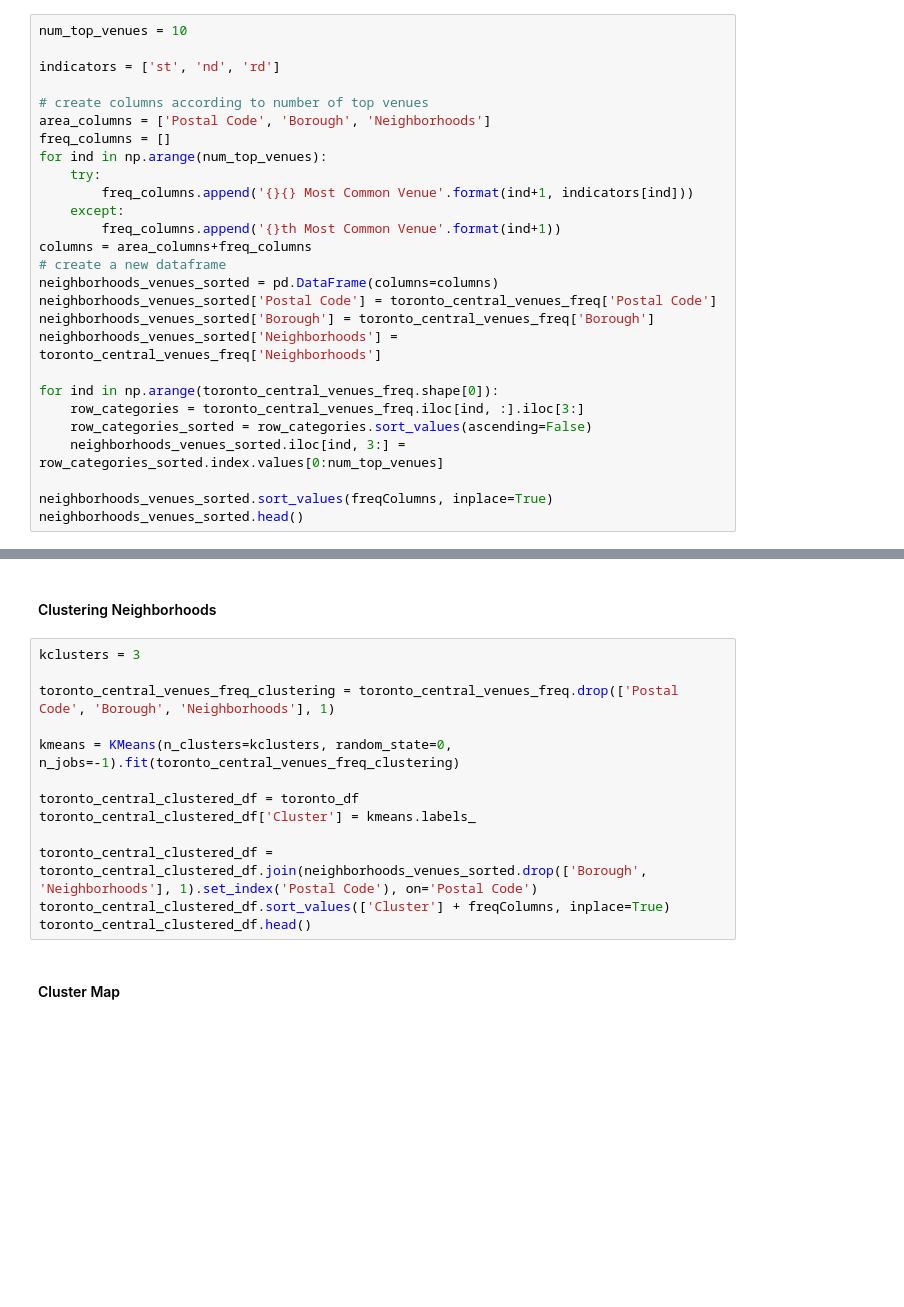
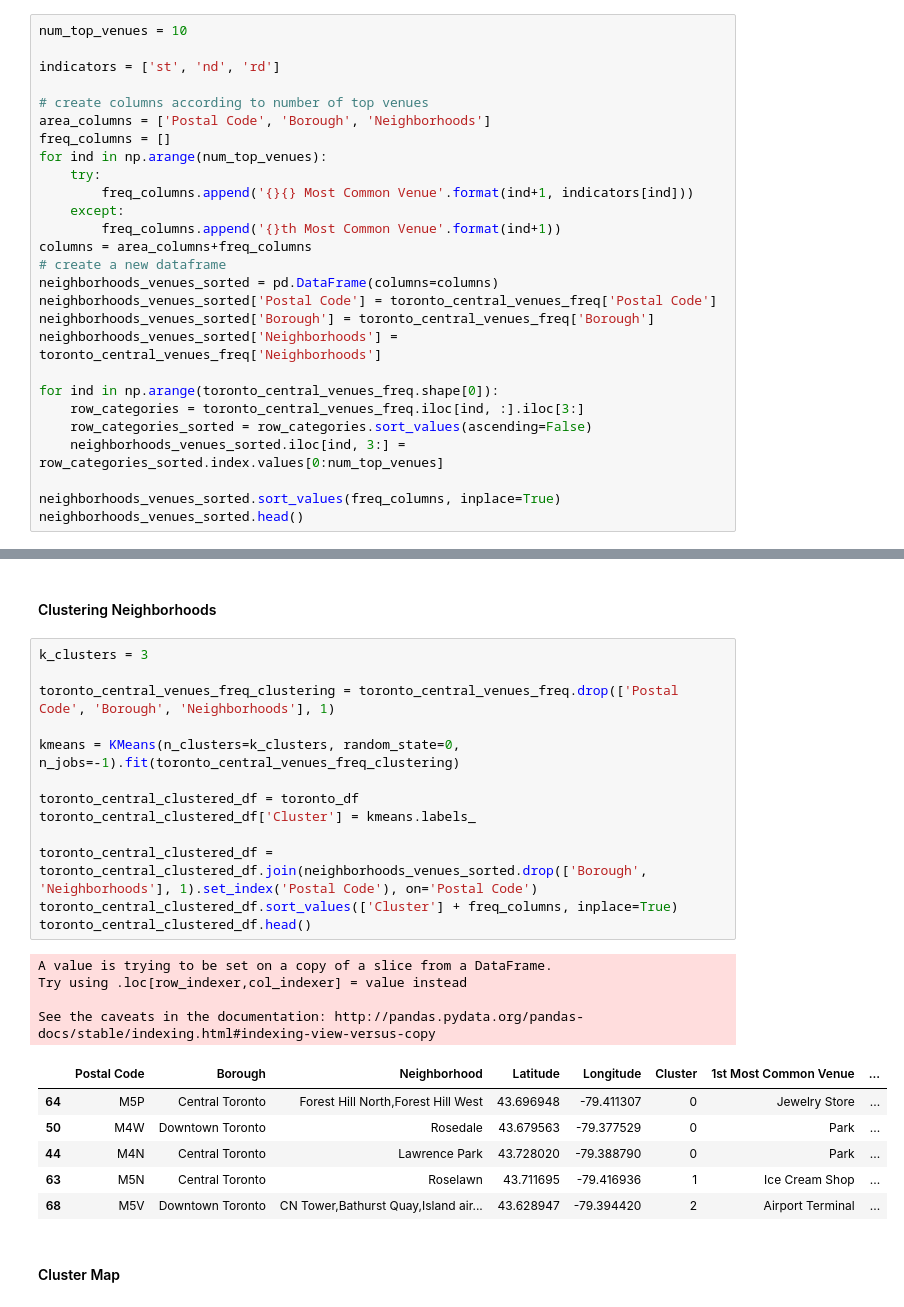
Before and after one commit to connectwithprakash/Coursera_Capstone, a Jupyter notebook: clustering.ipynb, the cells around one changed output, grey strips where cells are left out. Saved outputs shown, nothing was run; the diff lists cells and outputs as text; blank space fills up the shorter version.

```diff
--- a/clustering.ipynb
+++ b/clustering.ipynb
@@ -342,6 +342,6 @@ for ind in np.arange(toronto_central_venues_freq.shape[0]):
     row_categories_sorted = row_categories.sort_values(ascending=False)
     neighborhoods_venues_sorted.iloc[ind, 3:] = row_categories_sorted.index.values[0:num_top_venues]
 
-neighborhoods_venues_sorted.sort_values(freqColumns, inplace=True)
+neighborhoods_venues_sorted.sort_values(freq_columns, inplace=True)
 neighborhoods_venues_sorted.head()
 # %% [output]
@@ -349,18 +354,29 @@ NameError: name 'freqColumns' is not defined
 # %% [markdown]
 #### Clustering Neighborhoods
 # %%
-kclusters = 3
+k_clusters = 3
 
 toronto_central_venues_freq_clustering = toronto_central_venues_freq.drop(['Postal Code', 'Borough', 'Neighborhoods'], 1)
 
-kmeans = KMeans(n_clusters=kclusters, random_state=0, n_jobs=-1).fit(toronto_central_venues_freq_clustering)
+kmeans = KMeans(n_clusters=k_clusters, random_state=0, n_jobs=-1).fit(toronto_central_venues_freq_clustering)
 
 toronto_central_clustered_df = toronto_df
 toronto_central_clustered_df['Cluster'] = kmeans.labels_
 
 toronto_central_clustered_df = toronto_central_clustered_df.join(neighborhoods_venues_sorted.drop(['Borough', 'Neighborhoods'], 1).set_index('Postal Code'), on='Postal Code')
-toronto_central_clustered_df.sort_values(['Cluster'] + freqColumns, inplace=True)
+toronto_central_clustered_df.sort_values(['Cluster'] + freq_columns, inplace=True)
 toronto_central_clustered_df.head()
+# %% [output]
+A value is trying to be set on a copy of a slice from a DataFrame.
+Try using .loc[row_indexer,col_indexer] = value instead
+
+See the caveats in the documentation: http://pandas.pydata.org/pandas-docs/stable/indexing.html#indexing-view-versus-copy
+|  | Postal Code | Borough | Neighborhood | Latitude | Longitude | Cluster | 1st Most Common Venue | ... |
+| 64 | M5P | Central Toronto | Forest Hill North,Forest Hill West | 43.696948 | -79.411307 | 0 | Jewelry Store | ... |
+| 50 | M4W | Downtown Toronto | Rosedale | 43.679563 | -79.377529 | 0 | Park | ... |
+| 44 | M4N | Central Toronto | Lawrence Park | 43.728020 | -79.388790 | 0 | Park | ... |
+| 63 | M5N | Central Toronto | Roselawn | 43.711695 | -79.416936 | 1 | Ice Cream Shop | ... |
+| 68 | M5V | Downtown Toronto | CN Tower,Bathurst Quay,Island air... | 43.628947 | -79.394420 | 2 | Airport Terminal | ... |
 # %% [markdown]
 #### Cluster Map
 # %%
```
Also changed, not shown: parts of 3 cells of this notebook.
